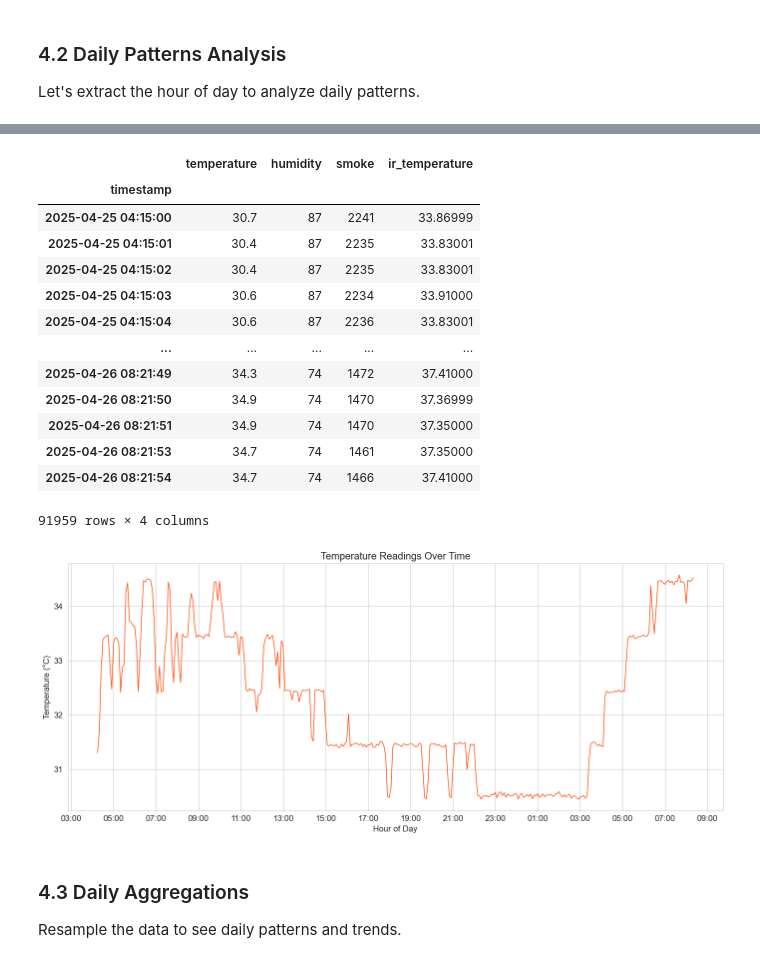
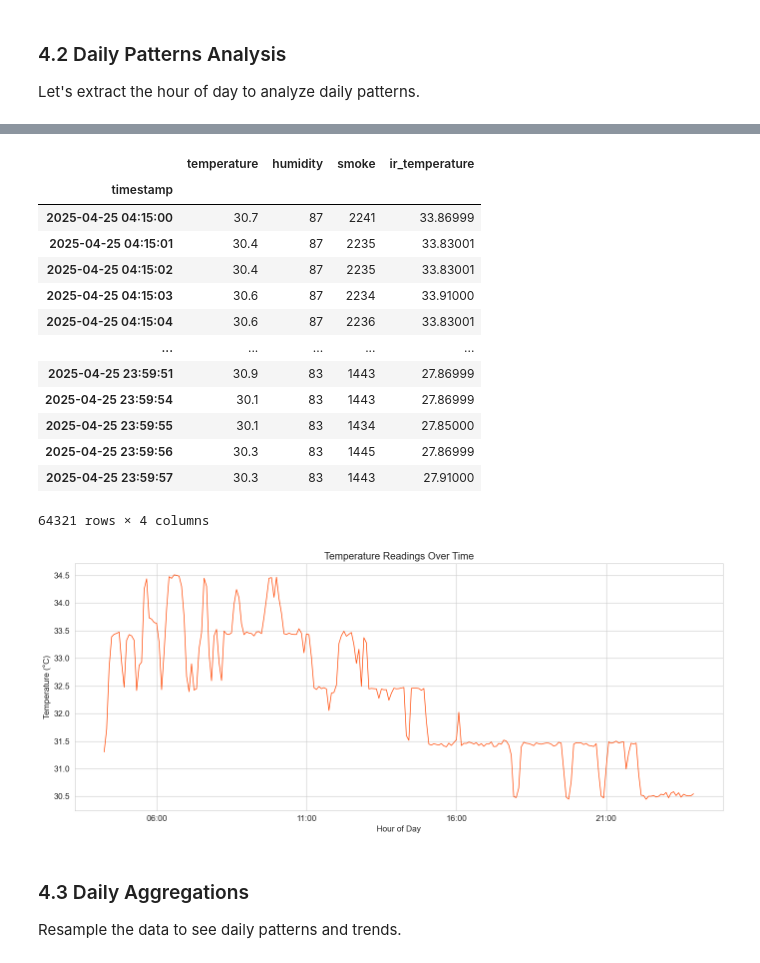
Before and after one commit to mayurasandakalum/fireshield360-wildfire-detection-and-monitoring-system, a Jupyter notebook: data/analysis/temporal_patterns/temporal_patterns.ipynb, the cells around one changed output, grey strips where cells are left out. Cells and saved outputs as stored; diff of their text form; code cells hidden in the pictures.

```diff
--- a/data/analysis/temporal_patterns/temporal_patterns.ipynb
+++ b/data/analysis/temporal_patterns/temporal_patterns.ipynb
@@ -301,7 +301,7 @@ df4[numerical_columns].describe()
 Let's extract the hour of day to analyze daily patterns.
 # %%
 # Filter data for dates after April 25, 2025
-df5 = df4[df4.index >= '2025-04-25']
+df5 = df4[(df4.index >= '2025-04-25') & (df4.index < '2025-04-26')]
 
 # Display basic information about the filtered dataset
 print(f"Original data shape: {df4.shape}")
@@ -327,9 +327,9 @@ df5
 | 2025-04-25 04:15:03 | 30.6 | 87 | 2234 | 33.91000 |
 | 2025-04-25 04:15:04 | 30.6 | 87 | 2236 | 33.83001 |
 | ... | ... | ... | ... | ... |
-| 2025-04-26 08:21:49 | 34.3 | 74 | 1472 | 37.41000 |
-| 2025-04-26 08:21:50 | 34.9 | 74 | 1470 | 37.36999 |
-| 2025-04-26 08:21:51 | 34.9 | 74 | 1470 | 37.35000 |
-| 2025-04-26 08:21:53 | 34.7 | 74 | 1461 | 37.35000 |
-| 2025-04-26 08:21:54 | 34.7 | 74 | 1466 | 37.41000 |
+| 2025-04-25 23:59:51 | 30.9 | 83 | 1443 | 27.86999 |
+| 2025-04-25 23:59:54 | 30.1 | 83 | 1443 | 27.86999 |
+| 2025-04-25 23:59:55 | 30.1 | 83 | 1434 | 27.85000 |
+| 2025-04-25 23:59:56 | 30.3 | 83 | 1445 | 27.86999 |
+| 2025-04-25 23:59:57 | 30.3 | 83 | 1443 | 27.91000 |
-91959 rows × 4 columns
+64321 rows × 4 columns
@@ -336,23 +338,21 @@ df5
 # %%
-df5_downsampled = df5.resample('5T').mean()
-
 # 3. Plot
 plt.figure(figsize=(14, 6))
 ax = sns.lineplot(
     x=df5_downsampled.index,
     y=df5_downsampled['temperature'],
     color='orangered',
     linewidth=1
 )
 ax.xaxis.set_major_formatter(mdates.DateFormatter('%H:%M'))
-ax.xaxis.set_major_locator(mdates.HourLocator(interval=2))
+ax.xaxis.set_major_locator(mdates.HourLocator(interval=5))
 plt.title('Temperature Readings Over Time')
 plt.xlabel('Hour of Day')
 plt.ylabel('Temperature (°C)')
 plt.tight_layout()
 plt.show()
 # %% [output]
-[figure, old version]
+[figure, new version]
 # %%
 fig = px.line(
     df5_downsampled,
```
Also changed, not shown: parts of 9 cells of this notebook.
